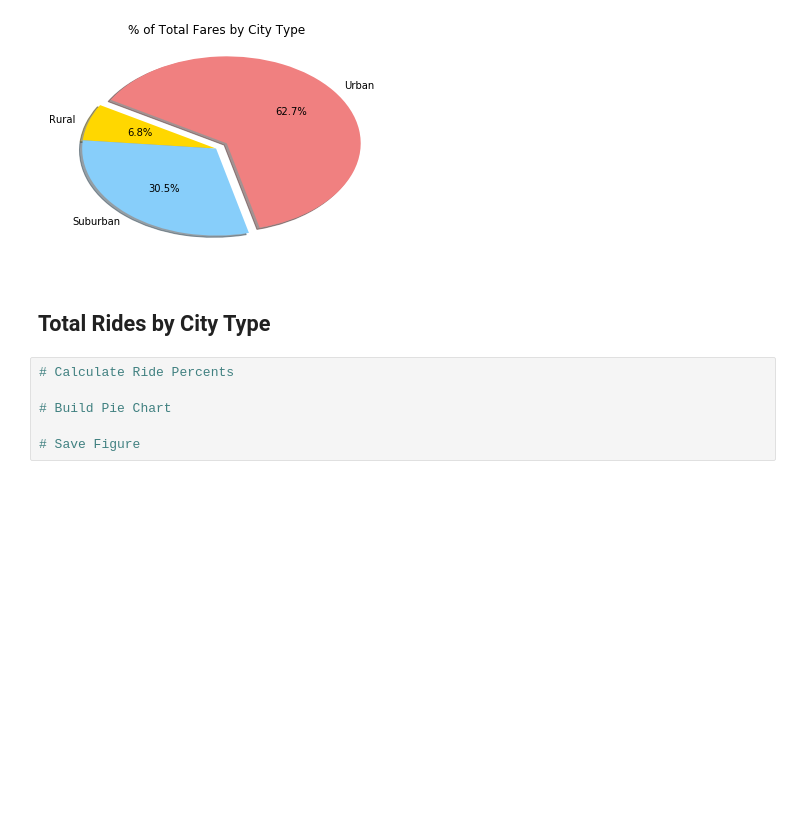
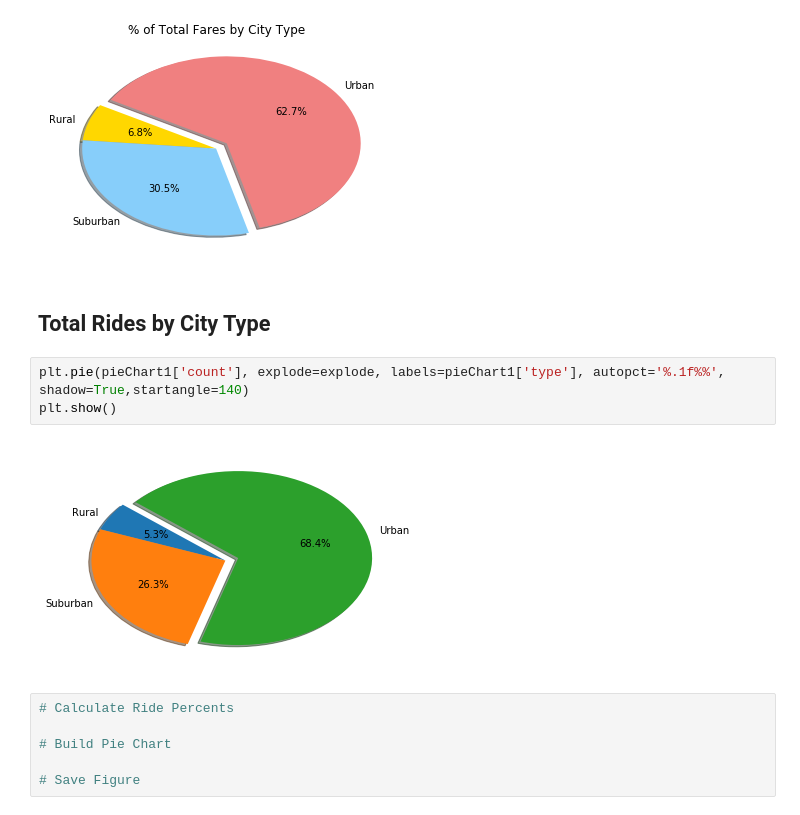
Before and after one commit to xaskoiking/HW_5_Raaghavav_K, a Jupyter notebook: Pyber/pyber_starter.ipynb, the cells around one changed output. Cells and saved outputs as stored; diff of their text form; blank space fills up the shorter version.

```diff
--- a/Pyber/pyber_starter.ipynb
+++ b/Pyber/pyber_starter.ipynb
@@ -134,6 +156,11 @@ plt.show()
 [figure]
 # %% [markdown]
 ## Total Rides by City Type
+# %%
+plt.pie(pieChart1['count'], explode=explode, labels=pieChart1['type'], autopct='%.1f%%', shadow=True,startangle=140)
+plt.show()
+# %% [output]
+[figure, added]
 # %%
 # Calculate Ride Percents
 
```
Also changed, not shown: parts of 7 cells of this notebook.
